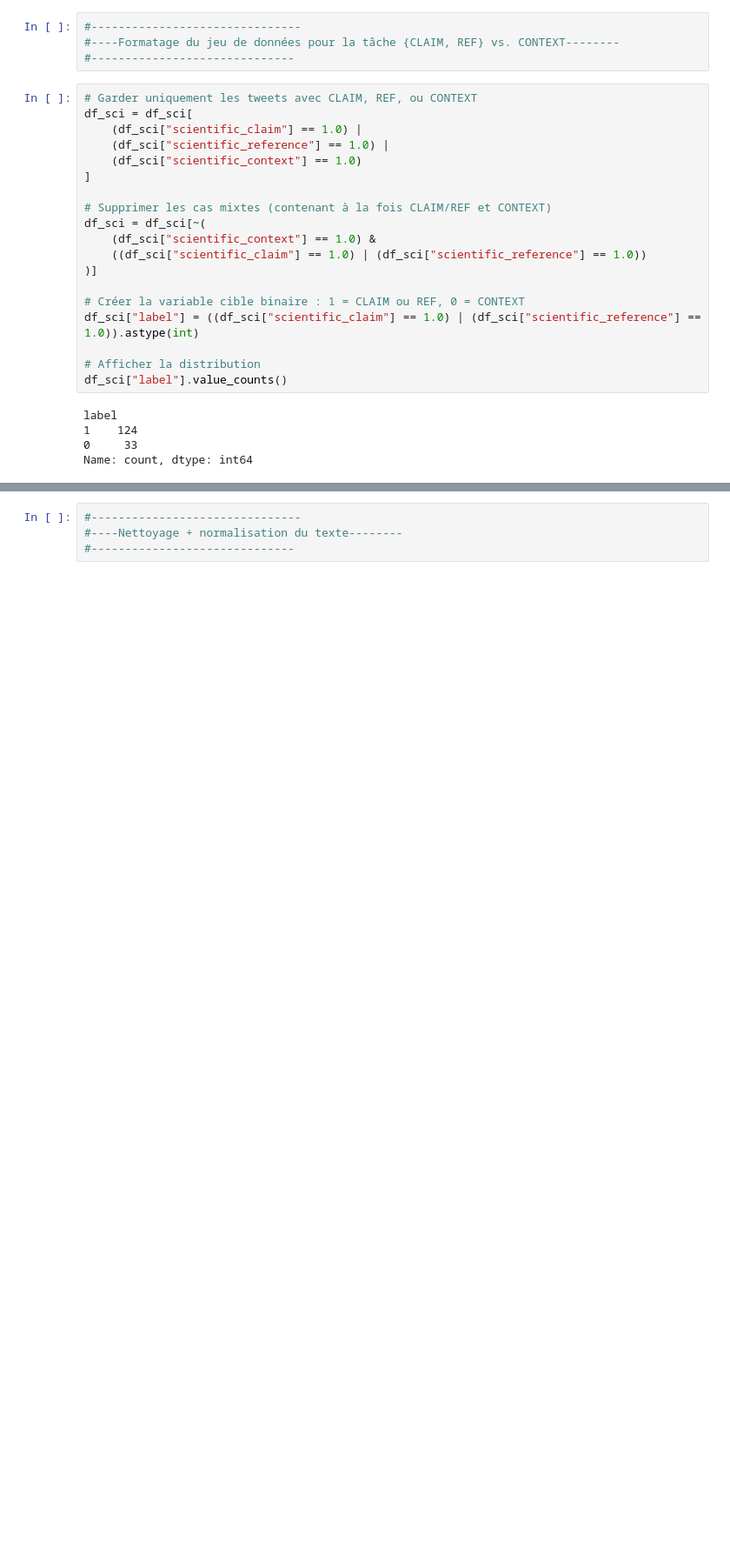
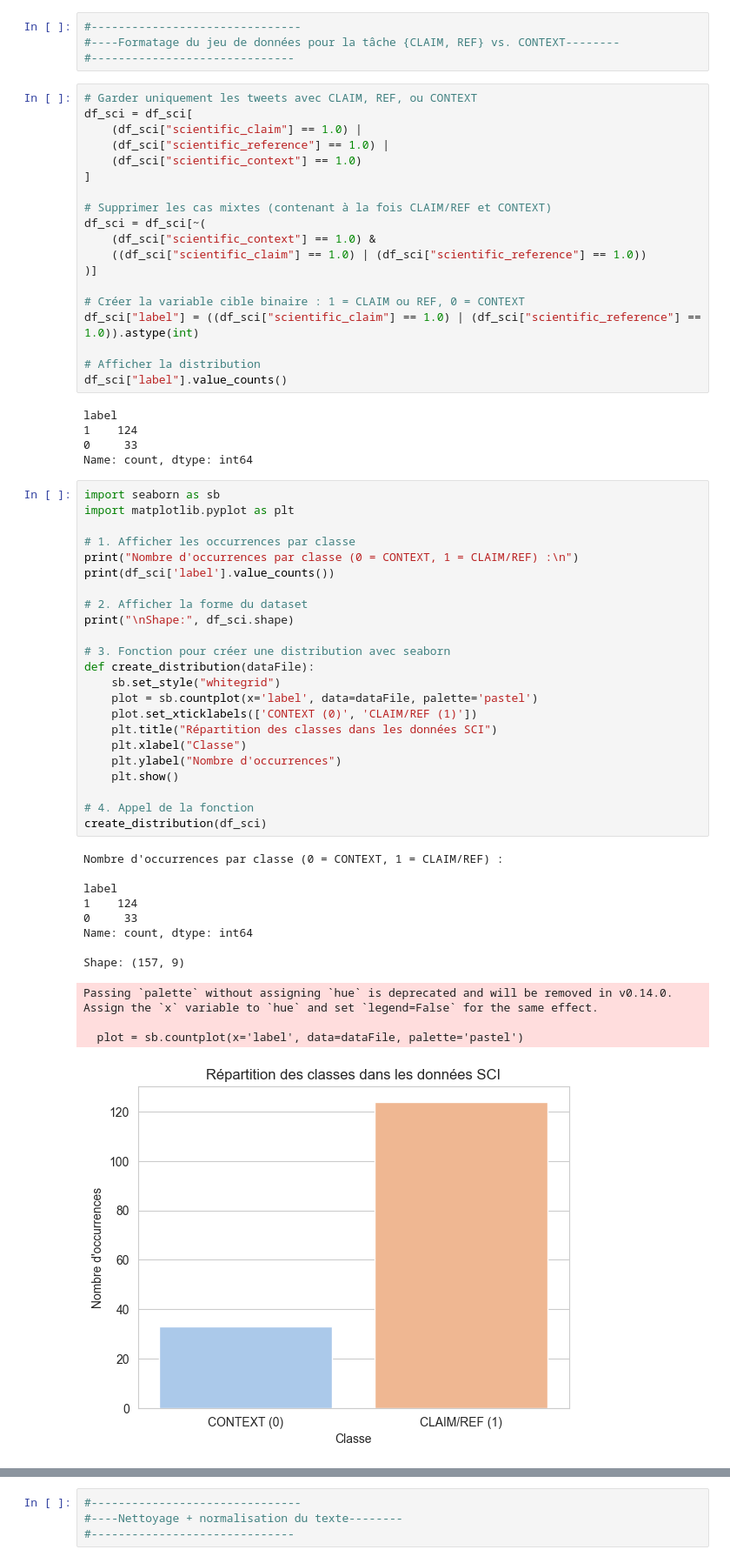
Before and after one commit to NinaShine/Machine_learning, a Jupyter notebook: Projet/test-CLAIM-REFvsCONTEXT.ipynb, the cells around one changed output, grey strips where cells are left out. Shown at 87% size. Saved outputs shown, nothing was run; the diff lists cells and outputs as text; blank space fills up the shorter version.

```diff
--- a/Projet/test-CLAIM-REFvsCONTEXT.ipynb
+++ b/Projet/test-CLAIM-REFvsCONTEXT.ipynb
@@ -137,3 +228,39 @@ label
 1    124
 0     33
 Name: count, dtype: int64
+# %%
+import seaborn as sb
+import matplotlib.pyplot as plt
+
+# 1. Afficher les occurrences par classe
+print("Nombre d'occurrences par classe (0 = CONTEXT, 1 = CLAIM/REF) :\n")
+print(df_sci['label'].value_counts())
+
+# 2. Afficher la forme du dataset
+print("\nShape:", df_sci.shape)
+
+# 3. Fonction pour créer une distribution avec seaborn
+def create_distribution(dataFile):
+    sb.set_style("whitegrid")
+    plot = sb.countplot(x='label', data=dataFile, palette='pastel')
+    plot.set_xticklabels(['CONTEXT (0)', 'CLAIM/REF (1)'])
+    plt.title("Répartition des classes dans les données SCI")
+    plt.xlabel("Classe")
+    plt.ylabel("Nombre d'occurrences")
+    plt.show()
+
+# 4. Appel de la fonction
+create_distribution(df_sci)
+# %% [output]
+Nombre d'occurrences par classe (0 = CONTEXT, 1 = CLAIM/REF) :
+
+label
+1    124
+0     33
+Name: count, dtype: int64
+
+Shape: (157, 9)
+Passing `palette` without assigning `hue` is deprecated and will be removed in v0.14.0. Assign the `x` variable to `hue` and set `legend=False` for the same effect.
+
+  plot = sb.countplot(x='label', data=dataFile, palette='pastel')
+[figure, added]
```
Also changed, not shown: parts of 6 cells of this notebook, 1 other file.
